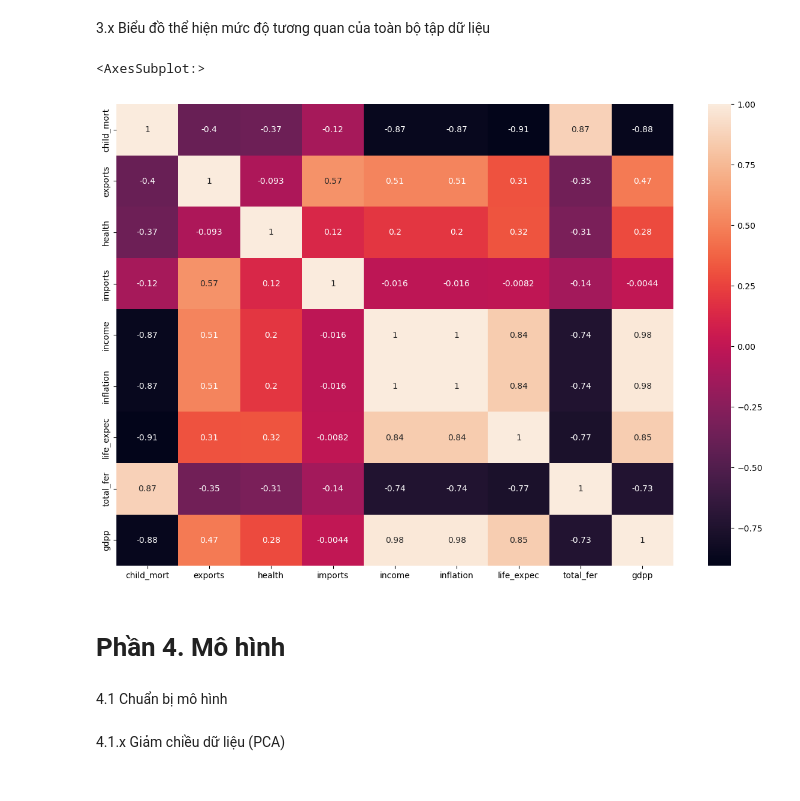
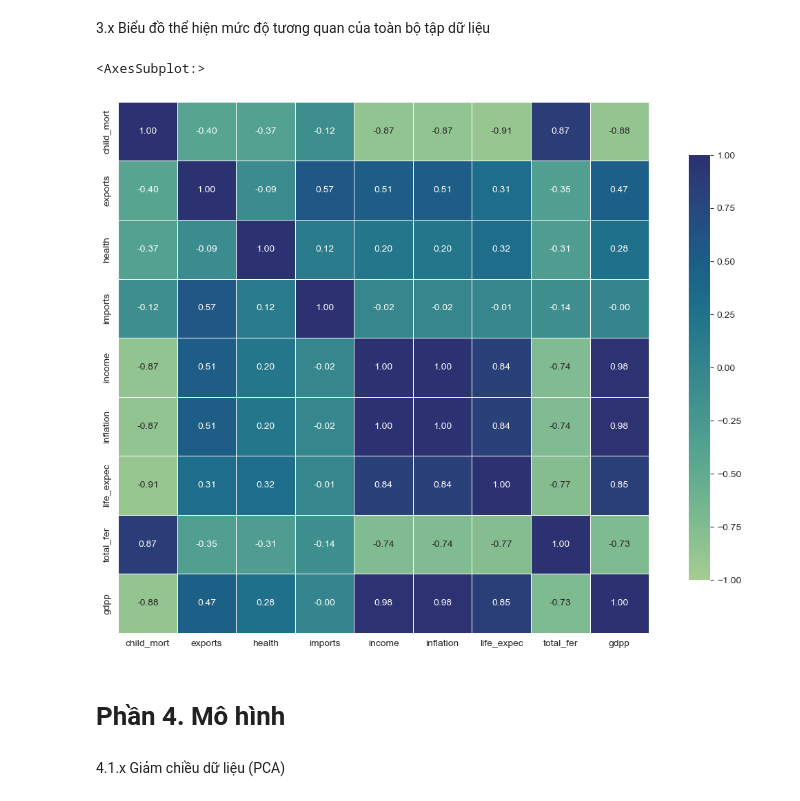
Before and after one commit to minhkhanh-coder/machine-learning-1, a Jupyter notebook: unsupervised learning/unsupervised_learning.ipynb, the cells around one changed output. Cells and saved outputs as stored; diff of their text form; code cells hidden in the pictures.

```diff
--- a/unsupervised learning/unsupervised_learning.ipynb
+++ b/unsupervised learning/unsupervised_learning.ipynb
@@ -343,13 +345,11 @@ plt.show()
 3.x Biểu đồ thể hiện mức độ tương quan của toàn bộ tập dữ liệu
 # %%
 plt.figure(figsize=(15,10))
-sns.heatmap(df.corr(method='spearman', min_periods=1),annot=True)
+sns.heatmap(df.corr(method='spearman', min_periods=1),annot=True, cmap="crest", linewidths=.5, fmt=".2f", vmin=-1, vmax=1, center=0, square=True, cbar_kws={"shrink": 0.8})
 # %% [output]
 <AxesSubplot:>
-[figure, old version]
+[figure, new version]
 # %% [markdown]
 # Phần 4. Mô hình
-# %% [markdown]
-4.1 Chuẩn bị mô hình
 # %% [markdown]
 4.1.x Giảm chiều dữ liệu (PCA)
```
Also changed, not shown: parts of 8 cells of this notebook, 1 other file.
